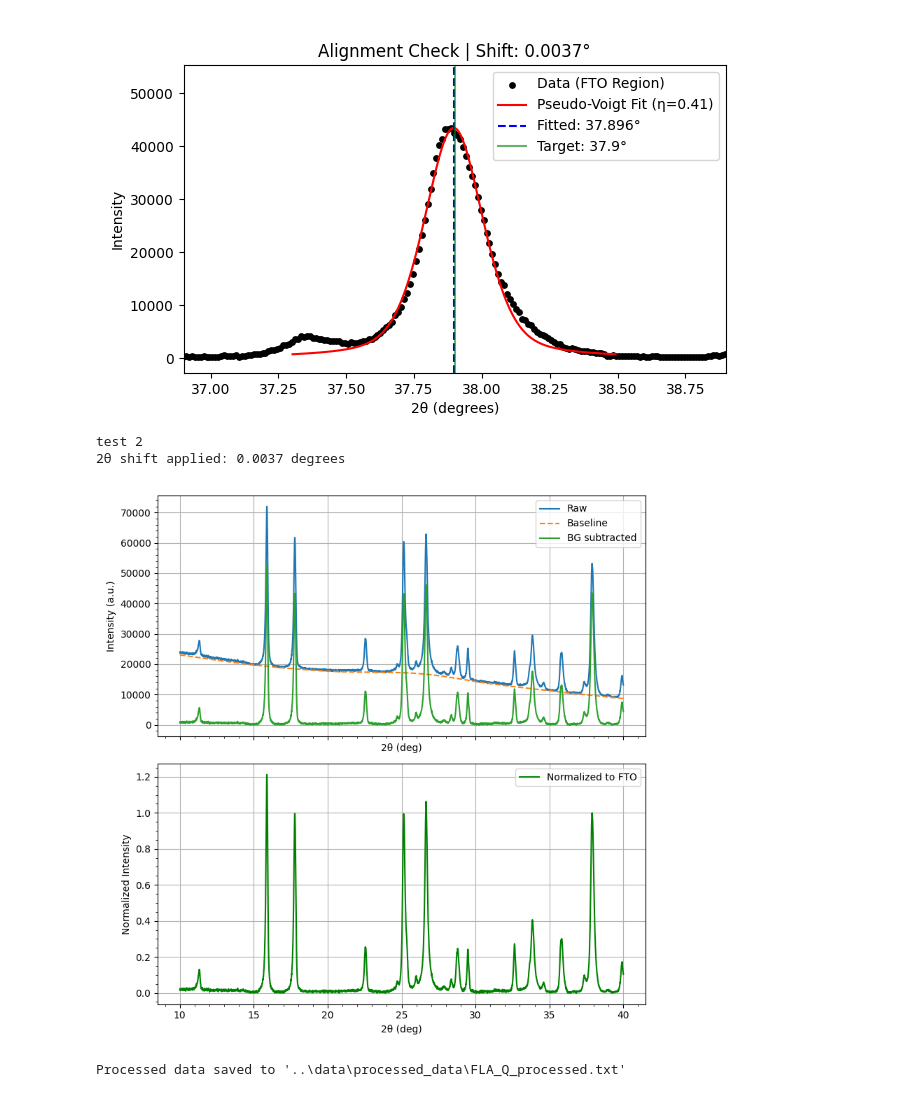
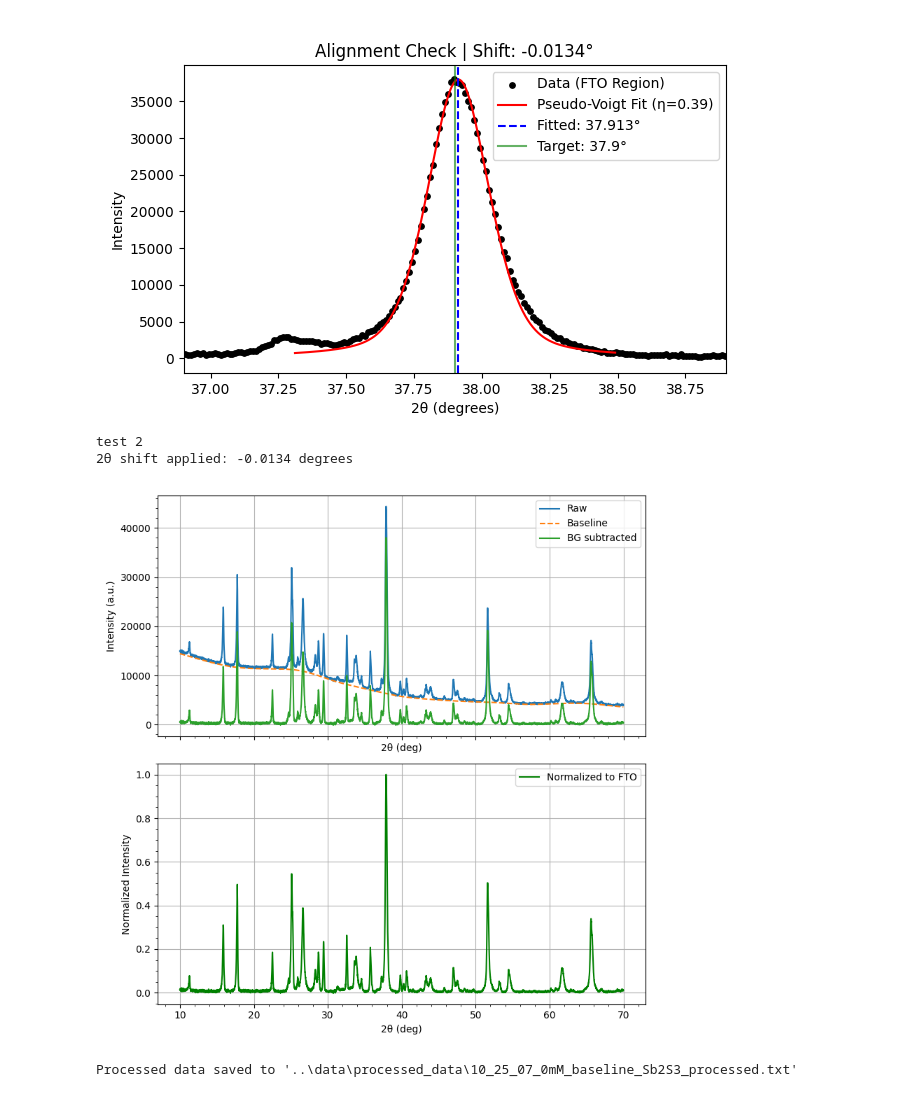
Before and after one commit to FardinGhaffari/Sb2S3-XRD-Analysis, a Jupyter notebook: scripts/texture_coefficient_calculation.ipynb, the cells around one changed output. Drawn from its saved outputs; the diff is of its cells as text; code cells hidden in the pictures.

Commit message:
Looked at some of the XRD data for the TAA paper

```diff
--- a/scripts/texture_coefficient_calculation.ipynb
+++ b/scripts/texture_coefficient_calculation.ipynb
@@ -17,7 +17,7 @@ importlib.reload(functions)
 %matplotlib widget
 # %%
 # Load, process, and plot
-file_path = r"..\data\raw_data\fourth_batch\FLA_Q.xy"
+file_path = r"C:\Users\s231726\OneDrive - Danmarks Tekniske Universitet\Documents\GitHub\Sb2S3-XRD-Analysis\data\raw_data\second_batch\10_25_07_0mM_baseline_Sb2S3.xy"
 two_theta, intensity = load_XRD_txt(file_path)
 
 # Background subtraction
@@ -28,36 +28,36 @@ normalized_intensity = normalize_to_peak(two_theta, corrected, peak_center=37.9,
 
 # Shift the spectrum to align the FTO peak at 37.9°
 two_theta, shift = shift_spectrum_to_peak(two_theta, corrected, target_peak=37.9, window=0.2, plot=True)
 print(f"2θ shift applied: {shift:.4f} degrees")
 
 
 fig, (ax1, ax2) = plt.subplots(2, 1, figsize=(8,8), sharex=True)
 
 # Top: raw and background-subtracted
 ax1.plot(two_theta, intensity, label="Raw")
 ax1.plot(two_theta, baseline, '--', label="Baseline")
 ax1.plot(two_theta, corrected, label="BG subtracted")
 ax1.set_xlabel("2θ (deg)")
 ax1.set_ylabel("Intensity (a.u.)")
 ax1.legend()
 ax1.minorticks_on()
 ax1.grid(True)
 
 # Bottom: normalized_intensity
 ax2.plot(two_theta, normalized_intensity, label="Normalized to FTO", color='green')
 ax2.set_xlabel("2θ (deg)")
 ax2.set_ylabel("Normalized Intensity")
 ax2.legend()
 ax2.minorticks_on()
 ax2.grid(True)
 
 plt.tight_layout()
 plt.show()
 # %% [output]
-[figure, old version]
+[figure, new version]
 test 2
-2θ shift applied: 0.0037 degrees
+2θ shift applied: -0.0134 degrees
-[figure, old version]
+[figure, new version]
 # %%
 # Save processed data
 
@@ -80,7 +80,7 @@ np.savetxt(output_file_path, processed_data,
 
 print(f"Processed data saved to '{output_file_path}'")
 # %% [output]
-Processed data saved to '..\data\processed_data\FLA_Q_processed.txt'
+Processed data saved to '..\data\processed_data\10_25_07_0mM_baseline_Sb2S3_processed.txt'
 # %%
 # Define peaks and JCPDS intensities
 # Format: 2theta (deg): relative intensity
```
Also changed, not shown: parts of 5 cells of this notebook, 7 other files.
